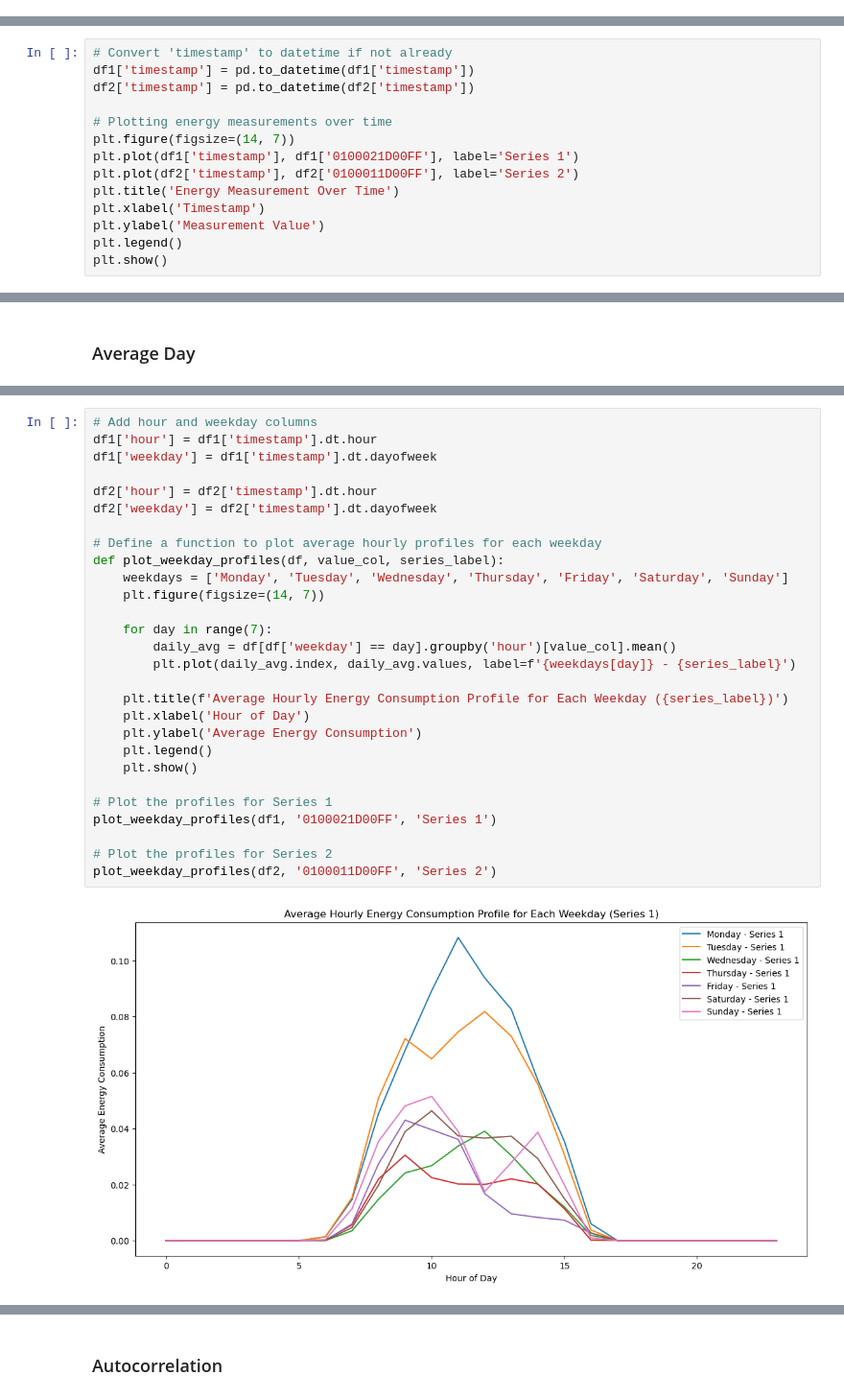
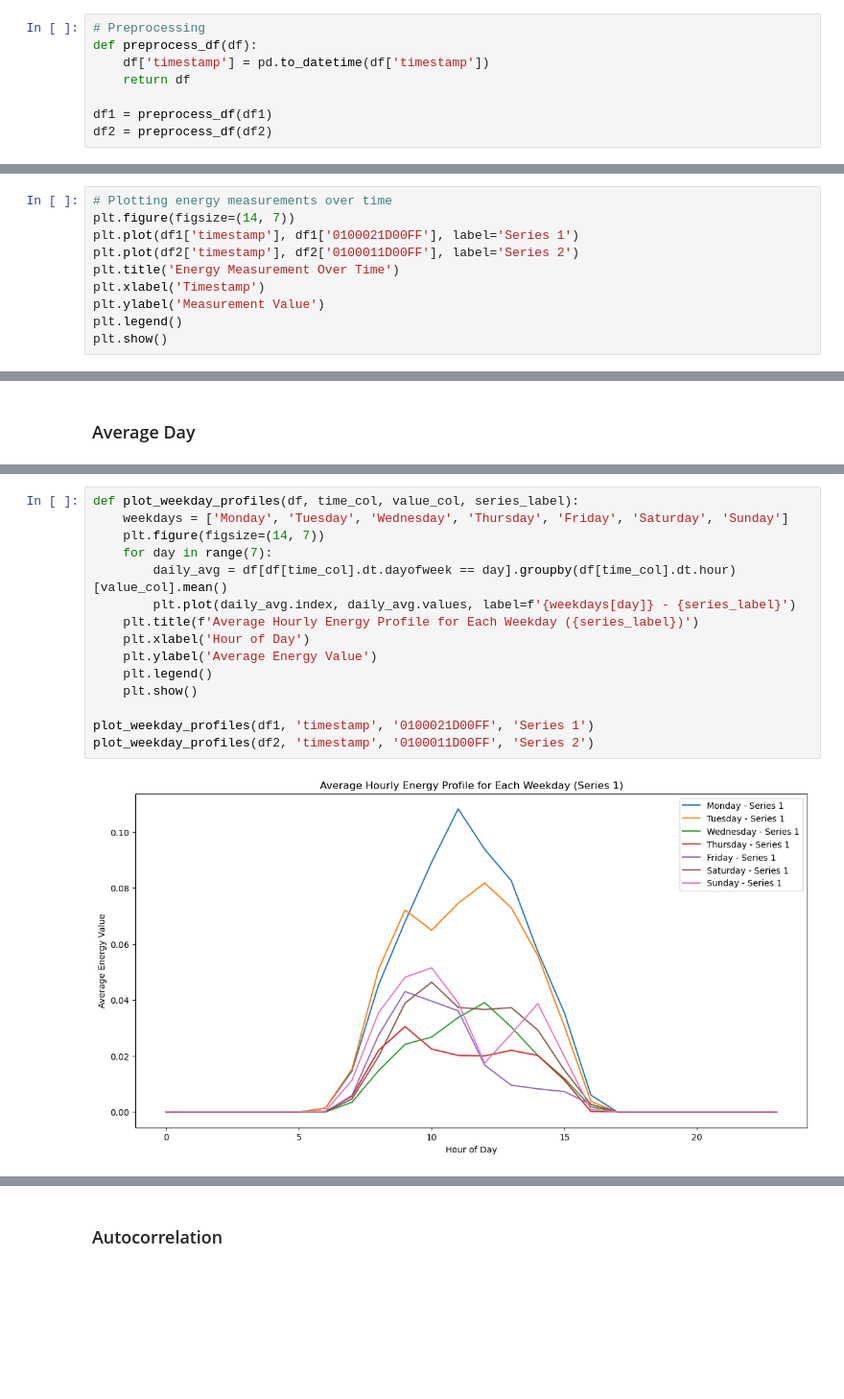
Before and after one commit to nimoror/exnaton_challenge, a Jupyter notebook: task_a/notebooks/data_analysis.ipynb, the cells around one changed output, grey strips where cells are left out. Shown at 96% size. Cells and saved outputs as stored; diff of their text form; blank space fills up the shorter version.

```diff
--- a/task_a/notebooks/data_analysis.ipynb
+++ b/task_a/notebooks/data_analysis.ipynb
@@ -75,6 +93,14 @@ timestamp       0
 tags.muid       0
 tags.quality    0
 dtype: int64
+# %%
+# Preprocessing
+def preprocess_df(df):
+    df['timestamp'] = pd.to_datetime(df['timestamp'])
+    return df
+
+df1 = preprocess_df(df1)
+df2 = preprocess_df(df2)
 # %% [markdown]
 ## Exploratory Data Analysis
 # %%
@@ -111,10 +136,6 @@ max        0.173250
 # %% [markdown]
 ### Full timeseries
 # %%
-# Convert 'timestamp' to datetime if not already
-df1['timestamp'] = pd.to_datetime(df1['timestamp'])
-df2['timestamp'] = pd.to_datetime(df2['timestamp'])
-
 # Plotting energy measurements over time
 plt.figure(figsize=(14, 7))
 plt.plot(df1['timestamp'], df1['0100021D00FF'], label='Series 1')
@@ -156,30 +171,17 @@ plt.show()
 # %%
-# Add hour and weekday columns
-df1['hour'] = df1['timestamp'].dt.hour
-df1['weekday'] = df1['timestamp'].dt.dayofweek
-
-df2['hour'] = df2['timestamp'].dt.hour
-df2['weekday'] = df2['timestamp'].dt.dayofweek
-
-# Define a function to plot average hourly profiles for each weekday
-def plot_weekday_profiles(df, value_col, series_label):
+def plot_weekday_profiles(df, time_col, value_col, series_label):
     weekdays = ['Monday', 'Tuesday', 'Wednesday', 'Thursday', 'Friday', 'Saturday', 'Sunday']
     plt.figure(figsize=(14, 7))
-
     for day in range(7):
-        daily_avg = df[df['weekday'] == day].groupby('hour')[value_col].mean()
+        daily_avg = df[df[time_col].dt.dayofweek == day].groupby(df[time_col].dt.hour)[value_col].mean()
         plt.plot(daily_avg.index, daily_avg.values, label=f'{weekdays[day]} - {series_label}')
-
-    plt.title(f'Average Hourly Energy Consumption Profile for Each Weekday ({series_label})')
+    plt.title(f'Average Hourly Energy Profile for Each Weekday ({series_label})')
     plt.xlabel('Hour of Day')
-    plt.ylabel('Average Energy Consumption')
+    plt.ylabel('Average Energy Value')
     plt.legend()
     plt.show()
 
-# Plot the profiles for Series 1
-plot_weekday_profiles(df1, '0100021D00FF', 'Series 1')
-
-# Plot the profiles for Series 2
-plot_weekday_profiles(df2, '0100011D00FF', 'Series 2')
+plot_weekday_profiles(df1, 'timestamp', '0100021D00FF', 'Series 1')
+plot_weekday_profiles(df2, 'timestamp', '0100011D00FF', 'Series 2')
 # %% [output]
-[figure, old version]
+[figure, new version]
```
Also changed, not shown: parts of 21 cells of this notebook.
